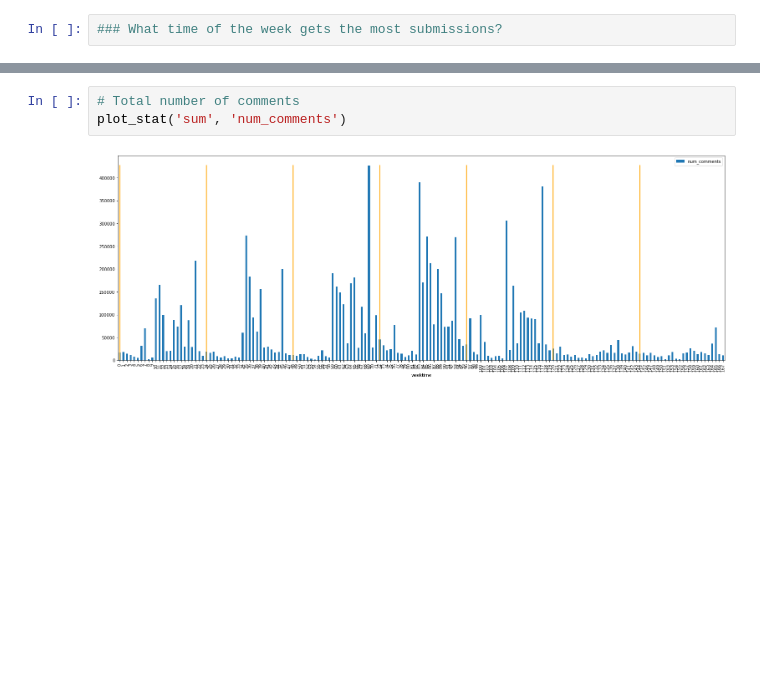
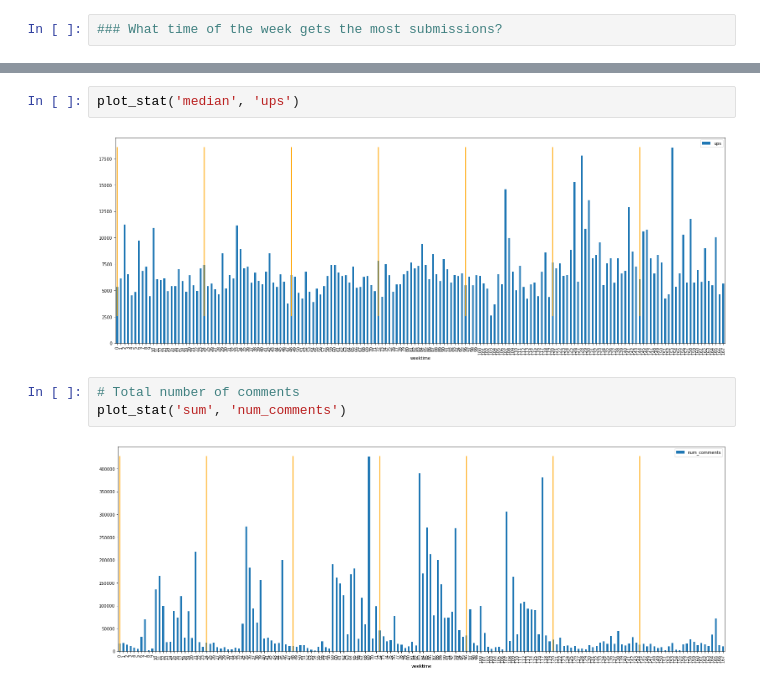
Before and after one commit to ElleNajt/ErdosInstitute-SIG_Project, a Jupyter notebook: ExploratoryDataAnalysis/Timeseries.ipynb, the cells around one changed output, grey strips where cells are left out. Saved outputs shown, nothing was run; the diff lists cells and outputs as text; blank space fills up the shorter version.

```diff
--- a/ExploratoryDataAnalysis/Timeseries.ipynb
+++ b/ExploratoryDataAnalysis/Timeseries.ipynb
@@ -59,3 +61,7 @@ plot_stat('sum', 'ups')
+# %%
+plot_stat('median', 'ups')
+# %% [output]
+[figure, added]
 # %%
 # Total number of comments
 plot_stat('sum', 'num_comments')
```
Also changed, not shown: parts of 12 cells of this notebook, 5 other files.
